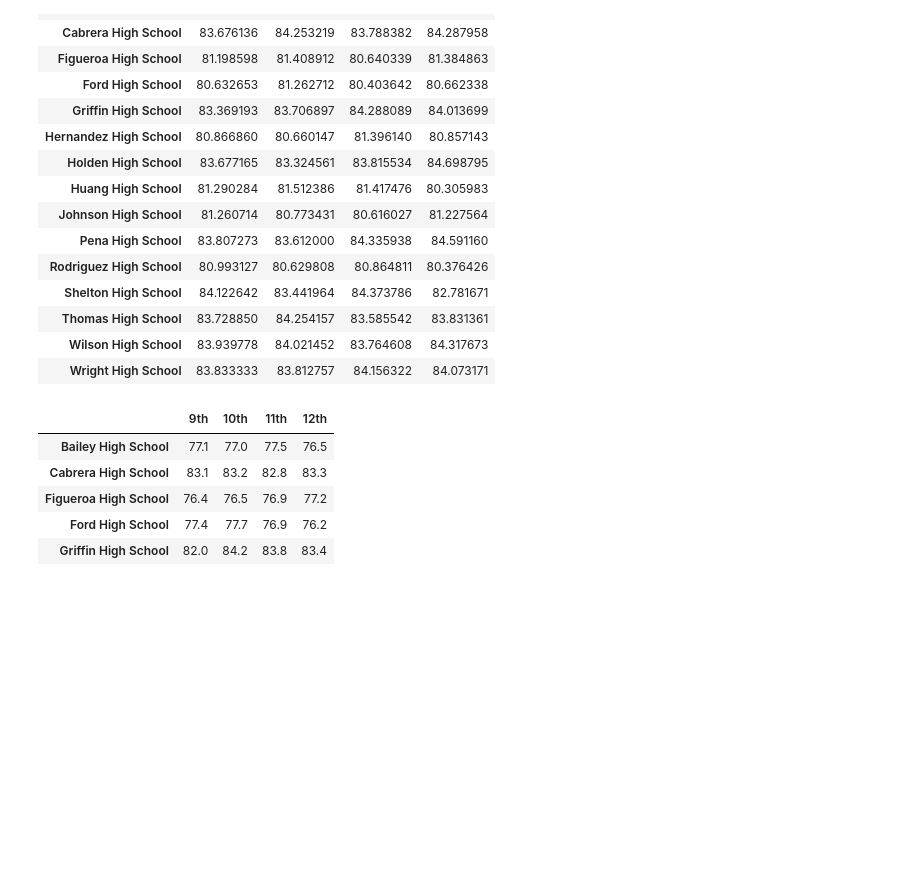
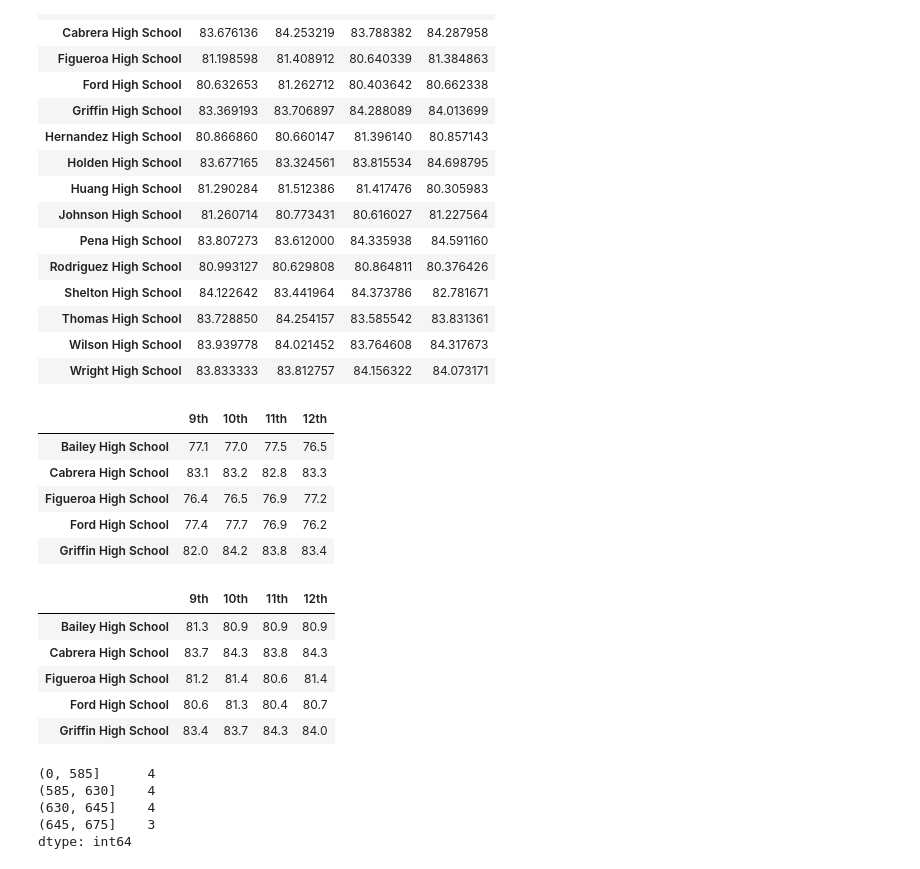
Before and after one commit to LiShanDa2021/school_district_analysis, a Jupyter notebook: PyCitySchools.ipynb, the cells around one changed output. Drawn from its saved outputs; the diff is of its cells as text; code cells hidden in the pictures; blank space fills up the shorter version.

```diff
--- a/PyCitySchools.ipynb
+++ b/PyCitySchools.ipynb
@@ -560,0 +558,38 @@ reading_scores_by_grade["9th"] = reading_scores_by_grade["9th"].map("{:.1f}".for
+# %%
+# format the reading data frame
+reading_scores_by_grade["9th"] = reading_scores_by_grade["9th"].map("{:.1f}".format)
+reading_scores_by_grade["10th"] = reading_scores_by_grade["10th"].map("{:.1f}".format)
+reading_scores_by_grade["11th"] = reading_scores_by_grade["11th"].map("{:.1f}".format)
+reading_scores_by_grade["12th"] = reading_scores_by_grade["12th"].map("{:.1f}".format)
+
+# Remove the index name.
+reading_scores_by_grade.index.name = None
+# Display the dataframe
+reading_scores_by_grade.head()
+# %% [output]
+|  | 9th | 10th | 11th | 12th |
+| Bailey High School | 81.3 | 80.9 | 80.9 | 80.9 |
+| Cabrera High School | 83.7 | 84.3 | 83.8 | 84.3 |
+| Figueroa High School | 81.2 | 81.4 | 80.6 | 81.4 |
+| Ford High School | 80.6 | 81.3 | 80.4 | 80.7 |
+| Griffin High School | 83.4 | 83.7 | 84.3 | 84.0 |
+# %%
+# create spending ranges and group student scores by spending ranges
+#for each spending range
+#average math and reading
+#percentage passing math and reading
+#overall passing percentage
+
+#per_school_capita.describe()
+
+#spending ranges will be $585, $615, $645, and $675
+
+#cut the per_school_capita into spending ranges
+spending_bins = [0, 585, 630, 645, 675]
+per_school_capita.groupby(pd.cut(per_school_capita, spending_bins)).count()
+# %% [output]
+(0, 585]      4
+(585, 630]    4
+(630, 645]    4
+(645, 675]    3
+dtype: int64
```
Also changed, not shown: parts of 6 cells of this notebook.
